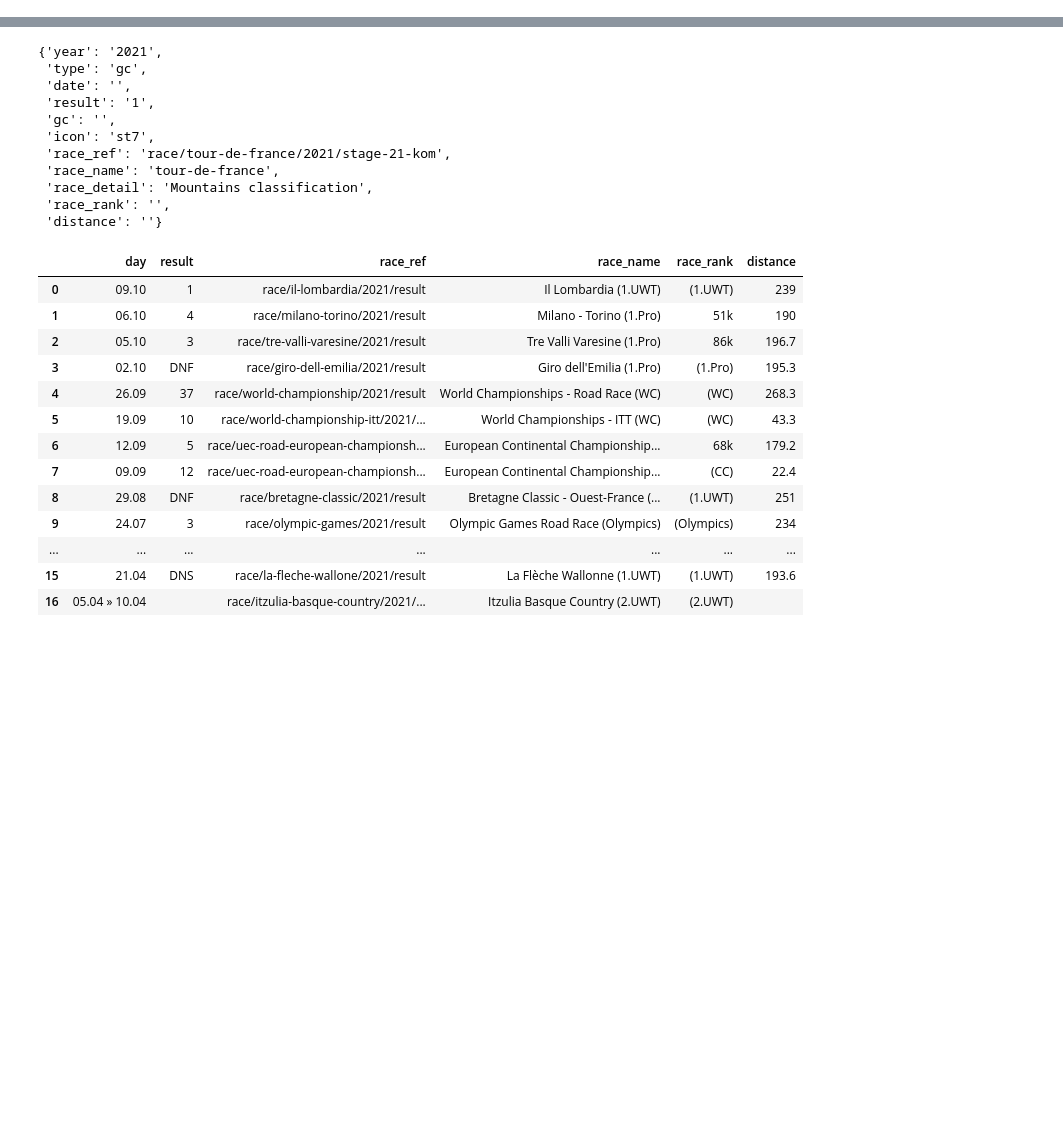
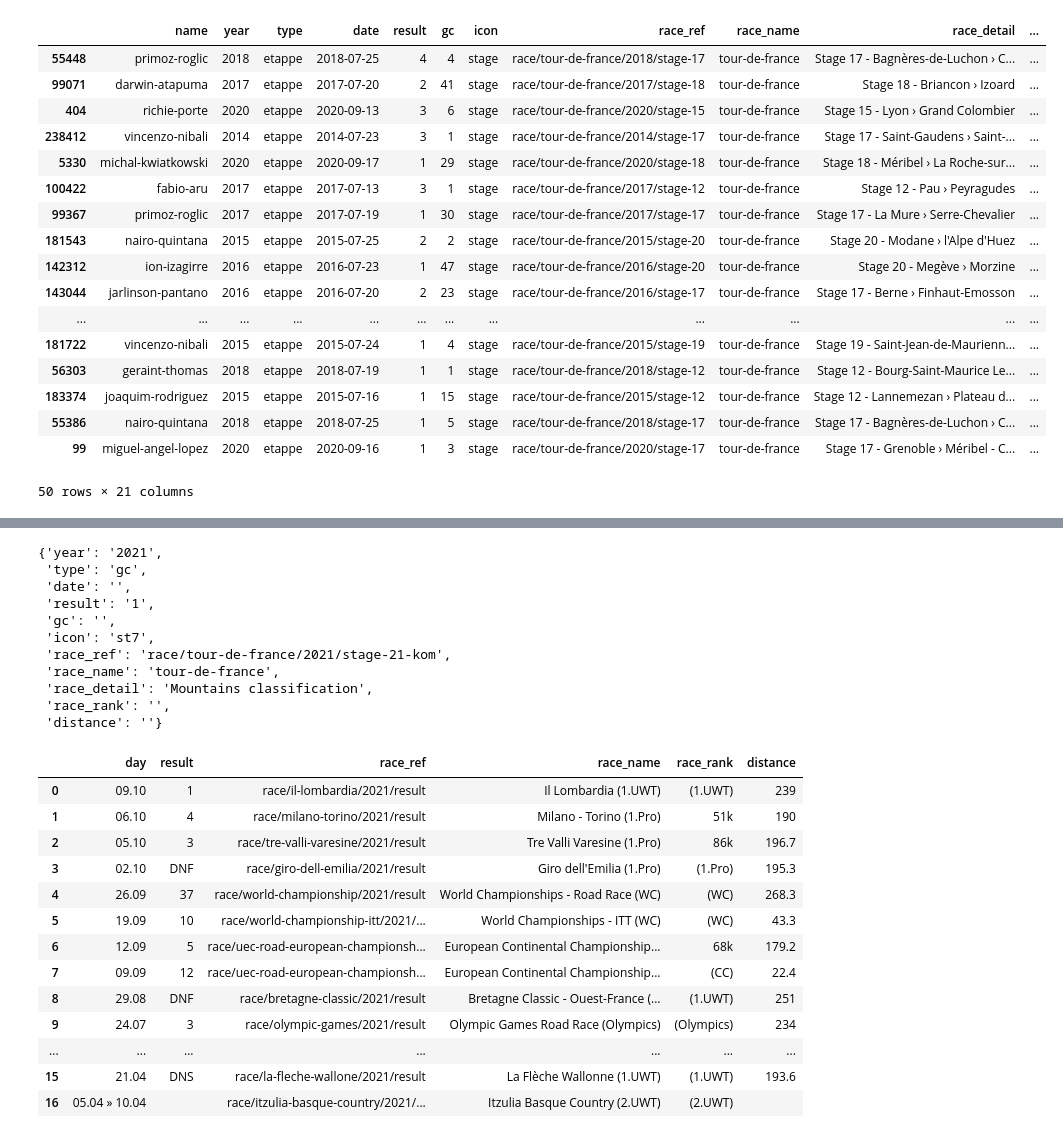
Before and after one commit to Michiel-DK/cycling, a Jupyter notebook: new_scraper.ipynb, the cells around one changed output, grey strips where cells are left out. Saved outputs shown, nothing was run; the diff lists cells and outputs as text; code cells hidden in the pictures; blank space fills up the shorter version.

```diff
--- a/new_scraper.ipynb
+++ b/new_scraper.ipynb
@@ -136,0 +178,3 @@ tadej_df.tail(40)
+# %%
+performance_clean = clean_df(list(itertools.chain(*performance_ls)))
+performance_clean.to_csv('new_data/performance_clean_2.csv')
@@ -136,0 +244,2 @@ tadej_df.tail(40)
+# %%
+extra_info_ls = get_profile(performance_clean.race_ref.unique())
@@ -136,0 +264,3 @@ tadej_df.tail(40)
+# %%
+stages_df = pd.DataFrame(extra_info_ls).rename(columns={'href':'race_ref'})
+stages_df.to_csv('new_data/stages_2.csv')
@@ -136,0 +285,4 @@ tadej_df.tail(40)
+# %%
+merged = performance_clean.merge(stages_df, on='race_ref')
+merged['points'] = merged['points'].astype('float')
+merged['adjusted_points'] = merged['points'] * merged['ProfileScore:']  * merged['Startlist quality score:']
@@ -136,0 +291,25 @@ tadej_df.tail(40)
+# %%
+merged['adjusted_points'] = merged['points'] * merged['ProfileScore:']  * merged['Startlist quality score:']
+merged.dropna(subset='ProfileScore:',inplace=True)
+merged.drop_duplicates(inplace=True)
+merged = merged[merged['adjusted_points'] != 0]
+merged.sort_values(by='adjusted_points').tail(50)
+# %% [output]
+|  | name | year | type | date | result | gc | icon | race_ref | race_name | race_detail | ... |
+| 55448 | primoz-roglic | 2018 | etappe | 2018-07-25 | 4 | 4 | stage | race/tour-de-france/2018/stage-17 | tour-de-france | Stage 17 - Bagnères-de-Luchon › C... | ... |
+| 99071 | darwin-atapuma | 2017 | etappe | 2017-07-20 | 2 | 41 | stage | race/tour-de-france/2017/stage-18 | tour-de-france | Stage 18 - Briancon › Izoard | ... |
+| 404 | richie-porte | 2020 | etappe | 2020-09-13 | 3 | 6 | stage | race/tour-de-france/2020/stage-15 | tour-de-france | Stage 15 - Lyon › Grand Colombier | ... |
+| 238412 | vincenzo-nibali | 2014 | etappe | 2014-07-23 | 3 | 1 | stage | race/tour-de-france/2014/stage-17 | tour-de-france | Stage 17 - Saint-Gaudens › Saint-... | ... |
+| 5330 | michal-kwiatkowski | 2020 | etappe | 2020-09-17 | 1 | 29 | stage | race/tour-de-france/2020/stage-18 | tour-de-france | Stage 18 - Méribel › La Roche-sur... | ... |
+| 100422 | fabio-aru | 2017 | etappe | 2017-07-13 | 3 | 1 | stage | race/tour-de-france/2017/stage-12 | tour-de-france | Stage 12 - Pau › Peyragudes | ... |
+| 99367 | primoz-roglic | 2017 | etappe | 2017-07-19 | 1 | 30 | stage | race/tour-de-france/2017/stage-17 | tour-de-france | Stage 17 - La Mure › Serre-Chevalier | ... |
+| 181543 | nairo-quintana | 2015 | etappe | 2015-07-25 | 2 | 2 | stage | race/tour-de-france/2015/stage-20 | tour-de-france | Stage 20 - Modane › l'Alpe d'Huez | ... |
+| 142312 | ion-izagirre | 2016 | etappe | 2016-07-23 | 1 | 47 | stage | race/tour-de-france/2016/stage-20 | tour-de-france | Stage 20 - Megève › Morzine | ... |
+| 143044 | jarlinson-pantano | 2016 | etappe | 2016-07-20 | 2 | 23 | stage | race/tour-de-france/2016/stage-17 | tour-de-france | Stage 17 - Berne › Finhaut-Emosson | ... |
+| ... | ... | ... | ... | ... | ... | ... | ... | ... | ... | ... | ... |
+| 181722 | vincenzo-nibali | 2015 | etappe | 2015-07-24 | 1 | 4 | stage | race/tour-de-france/2015/stage-19 | tour-de-france | Stage 19 - Saint-Jean-de-Maurienn... | ... |
+| 56303 | geraint-thomas | 2018 | etappe | 2018-07-19 | 1 | 1 | stage | race/tour-de-france/2018/stage-12 | tour-de-france | Stage 12 - Bourg-Saint-Maurice Le... | ... |
+| 183374 | joaquim-rodriguez | 2015 | etappe | 2015-07-16 | 1 | 15 | stage | race/tour-de-france/2015/stage-12 | tour-de-france | Stage 12 - Lannemezan › Plateau d... | ... |
+| 55386 | nairo-quintana | 2018 | etappe | 2018-07-25 | 1 | 5 | stage | race/tour-de-france/2018/stage-17 | tour-de-france | Stage 17 - Bagnères-de-Luchon › C... | ... |
+| 99 | miguel-angel-lopez | 2020 | etappe | 2020-09-16 | 1 | 3 | stage | race/tour-de-france/2020/stage-17 | tour-de-france | Stage 17 - Grenoble › Méribel - C... | ... |
+50 rows × 21 columns
```
Also changed, not shown: parts of 28 cells of this notebook, 12 other files.
